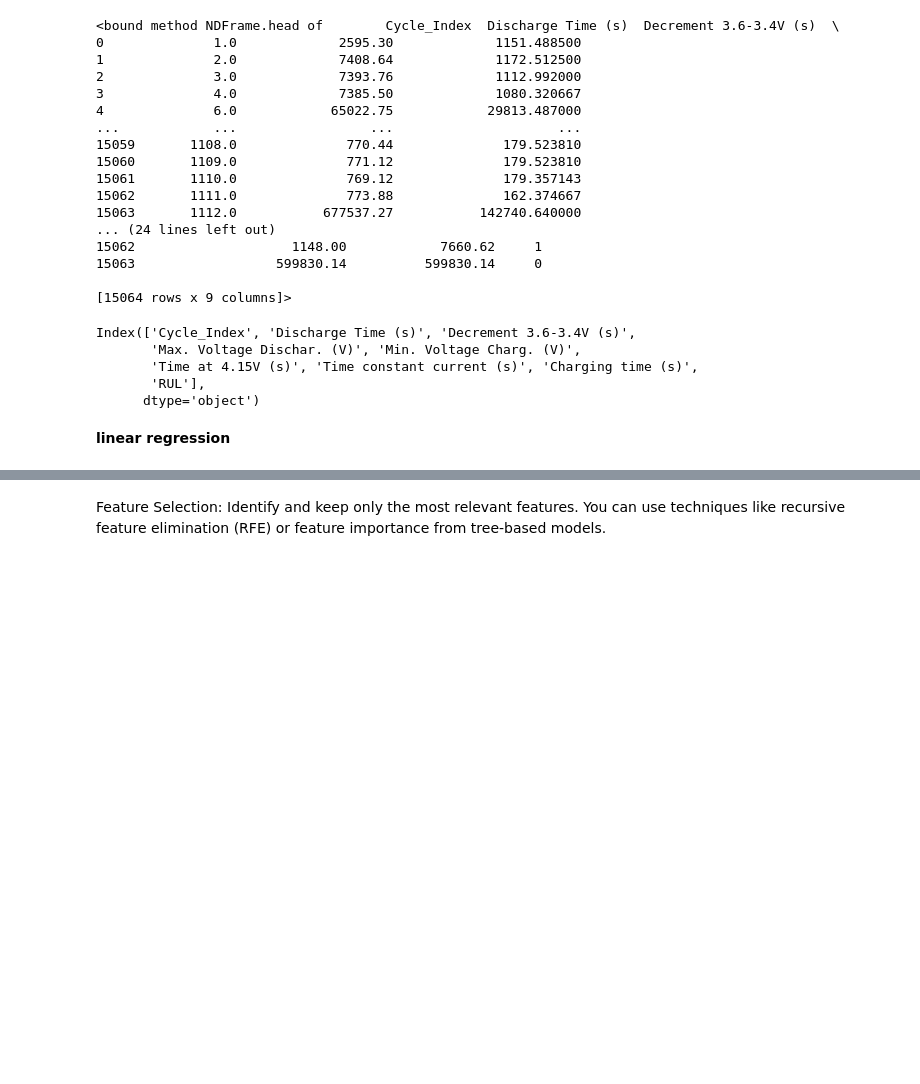
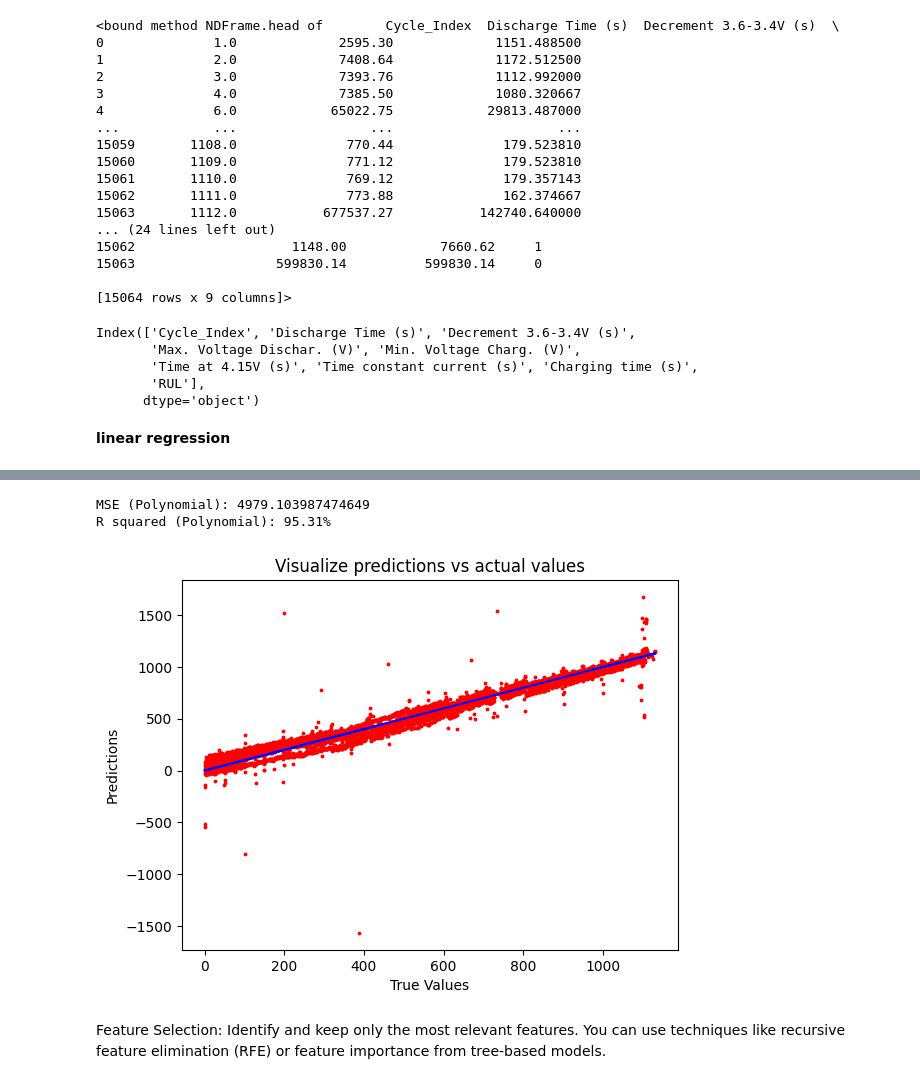
Before and after one commit to ammarelbadry1/ML, a Jupyter notebook: LinearRegressionModel.ipynb, the cells around one changed output, grey strips where cells are left out. Cells and saved outputs as stored; diff of their text form; code cells hidden in the pictures; blank space fills up the shorter version.

```diff
--- a/LinearRegressionModel.ipynb
+++ b/LinearRegressionModel.ipynb
@@ -110,3 +113,28 @@ plt.show()
+# %%
+from sklearn.preprocessing import PolynomialFeatures
+
+poly = PolynomialFeatures(degree=2)
+x_train_poly = poly.fit_transform(x_train)
+x_test_poly = poly.transform(x_test)
+
+model.fit(x_train_poly, y_train)
+predictions_poly = model.predict(x_test_poly)
+
+print("MSE (Polynomial):", mean_squared_error(y_test, predictions_poly))
+print(f"R squared (Polynomial): {r2_score(y_test, predictions_poly) * 100:.2f}%")
+# %% [output]
+MSE (Polynomial): 4979.103987474649
+R squared (Polynomial): 95.31%
+# %%
+plt.plot(y_test, y_test, color='blue')
+plt.scatter(y_test, predictions_poly, s=3, color='red')
+plt.title("Visualize predictions vs actual values")
+plt.xlabel("True Values")
+plt.ylabel("Predictions")
+# plt.legend()
+plt.show()
+# %% [output]
+[figure, added]
 # %% [markdown]
 Feature Selection:
 Identify and keep only the most relevant features. You can use techniques like recursive feature elimination (RFE) or feature importance from tree-based models.
```
Also changed, not shown: parts of 9 cells of this notebook, 1 other file.
